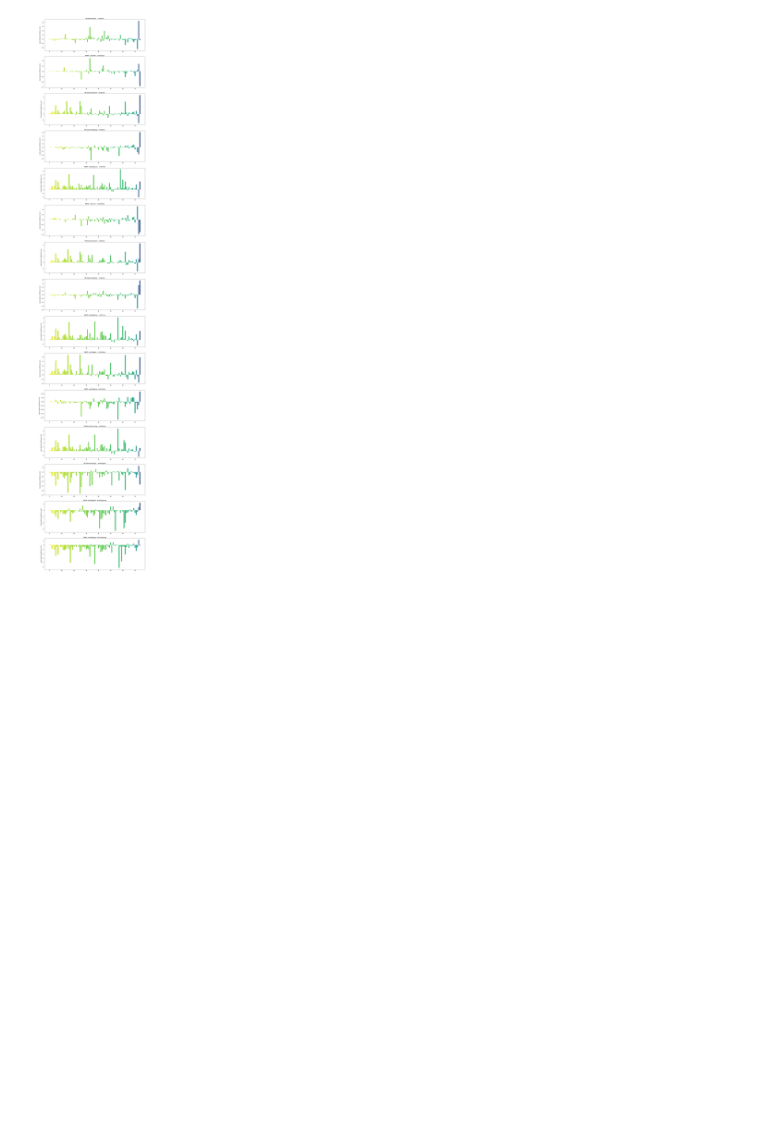
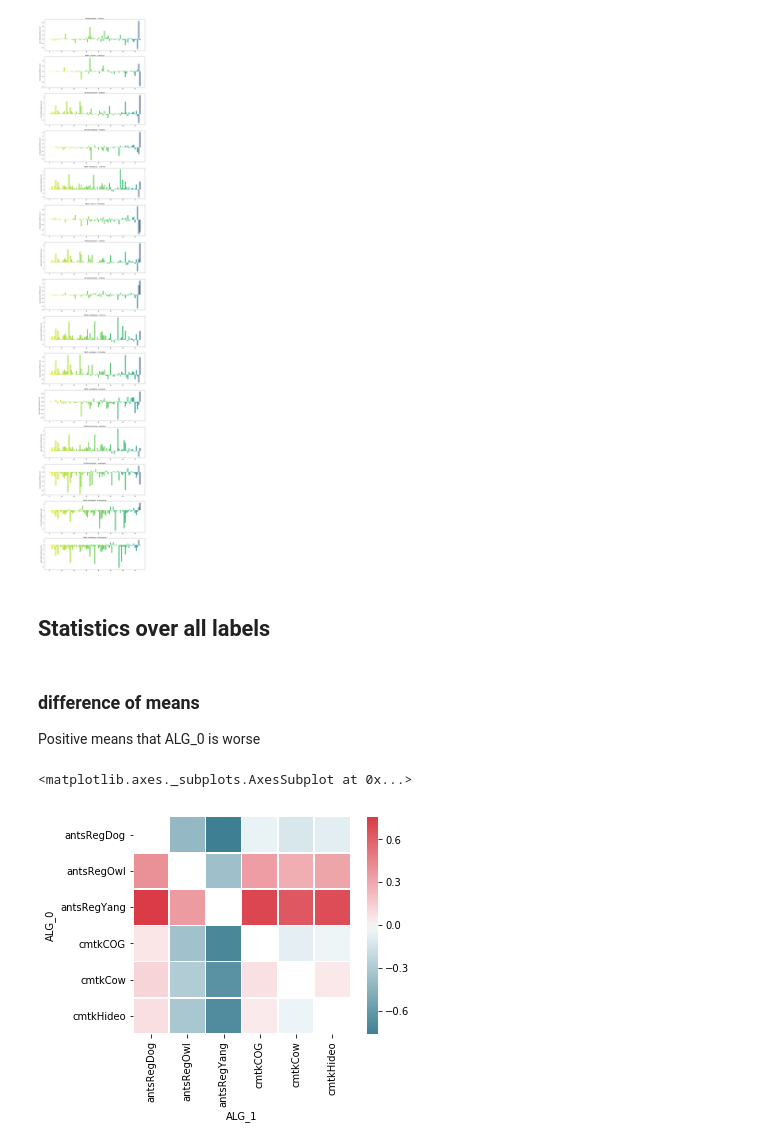
Before and after one commit to saalfeldlab/template-building, a Jupyter notebook: python/Vis_Pairwise_alg-template_stats.ipynb, the cells around one changed output. Drawn from its saved outputs; the diff is of its cells as text; code cells hidden in the pictures; blank space fills up the shorter version.

Commit message:
visualize alg stats merged across labels

```diff
--- a/python/Vis_Pairwise_alg-template_stats.ipynb
+++ b/python/Vis_Pairwise_alg-template_stats.ipynb
@@ -47,7 +47,14 @@ def get_alg_names( df ):
 
 def get_data_f( template, alg1, alg2, line, merged=False ):
     if merged:
-        return '/nrs/saalfeld/john/projects/flyChemStainAtlas/all_evals/algStatsByLabel/{}/mergeLabels_{}_vs_{}_line{}.csv'.format(template, alg1,alg2,line)
+        ff = '/nrs/saalfeld/john/projects/flyChemStainAtlas/all_evals/algStatsByLabel/{}/mergeLabels_{}_vs_{}_line{}.csv'.format(template, alg1,alg2,line)
+        fr = '/nrs/saalfeld/john/projects/flyChemStainAtlas/all_evals/algStatsByLabel/{}/mergeLabels_{}_vs_{}_line{}.csv'.format(template, alg2,alg1,line)
+        if os.path.isfile( ff ):
+            return ff
+        elif os.path.isfile( fr ):
+            return fr
+        else:
+            return 'file does not exist'
     else:
         ff = '/nrs/saalfeld/john/projects/flyChemStainAtlas/all_evals/algStatsByLabel/{}/{}_vs_{}_line{}.csv'.format(template, alg1,alg2,line)
         fr = '/nrs/saalfeld/john/projects/flyChemStainAtlas/all_evals/algStatsByLabel/{}/{}_vs_{}_line{}.csv'.format(template, alg2,alg1,line)
@@ -131,3 +138,5 @@ antsRegOwl   antsRegYang
 antsRegDog   antsRegYang
 ['antsRegDog', 'antsRegYang']
 [figure]
+# %% [markdown]
+## Statistics over all labels
@@ -133,0 +197,12 @@ antsRegDog   antsRegYang
+# %% [markdown]
+### difference of means
+Positive means that ALG_0 is worse
+# %%
+merged_dist_df['MEANDIFF'] = merged_dist_df.apply( mean_diff(['0','1']), axis=1)
+
+piv_md = merged_dist_df[['ALG_0','ALG_1','MEANDIFF']].pivot( index='ALG_0', columns='ALG_1', values='MEANDIFF' )
+sns.heatmap( piv_md, cmap=cmap,
+           square=True, linewidth=0.5)
+# %% [output]
+<matplotlib.axes._subplots.AxesSubplot at 0x...>
+[figure, added]
```
Also changed, not shown: parts of 5 cells of this notebook.
